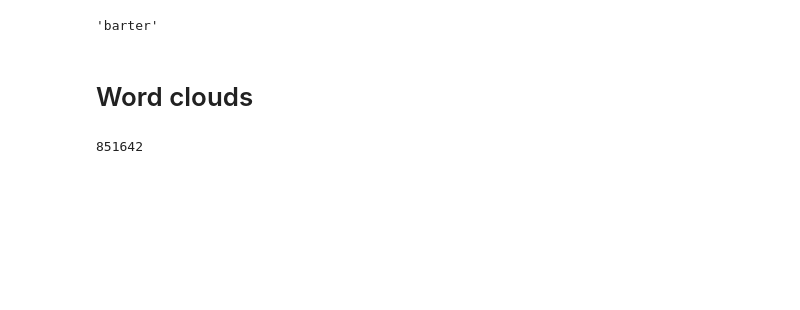
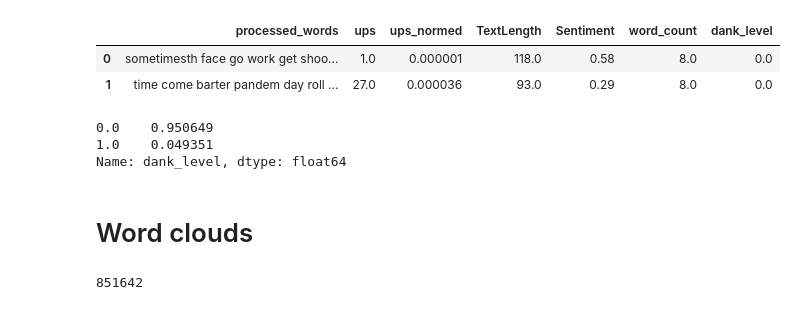
Before and after one commit to bocsardigergely/bachelor-thesis, a Jupyter notebook: notebooks/explo.ipynb, the cells around one changed output. Saved outputs shown, nothing was run; the diff lists cells and outputs as text; code cells hidden in the pictures; blank space fills up the shorter version.

```diff
--- a/notebooks/explo.ipynb
+++ b/notebooks/explo.ipynb
@@ -4,9 +3,17 @@ import ast
-# %%
-data = pd.read_csv("../data/nlp_ready.csv", converters={0:ast.literal_eval})
-# this way I get proper lists in the df instead of strings formatted like lists
-data["processed_words"][1][2]
-# %% [output]
-'barter'
+# %%
+data = pd.read_csv("../data/nlp_ready.csv")
+data.head(2)
+# %% [output]
+|  | processed_words | ups | ups_normed | TextLength | Sentiment | word_count | dank_level |
+| 0 | sometimesth face go work get shoo... | 1.0 | 0.000001 | 118.0 | 0.58 | 8.0 | 0.0 |
+| 1 | time come barter pandem day roll ... | 27.0 | 0.000036 | 93.0 | 0.29 | 8.0 | 0.0 |
+# %%
+data['dank_level'].value_counts(normalize=True)
+#this is the 0-1 ratio
+# %% [output]
+0.0    0.950649
+1.0    0.049351
+Name: dank_level, dtype: float64
 # %% [markdown]
 # Word clouds
 # %%
```
Also changed, not shown: parts of 3 cells of this notebook, 6 other files.
